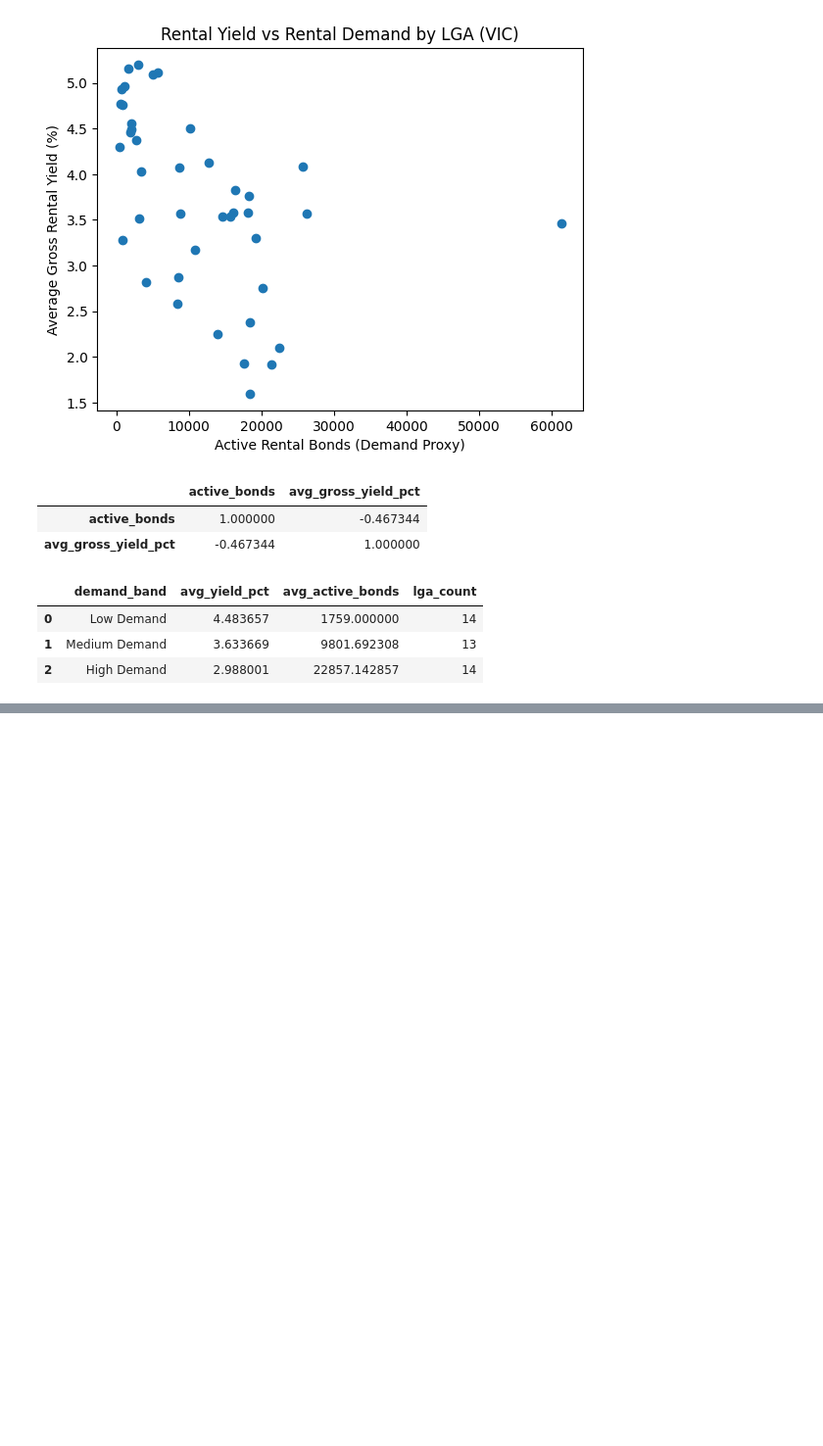
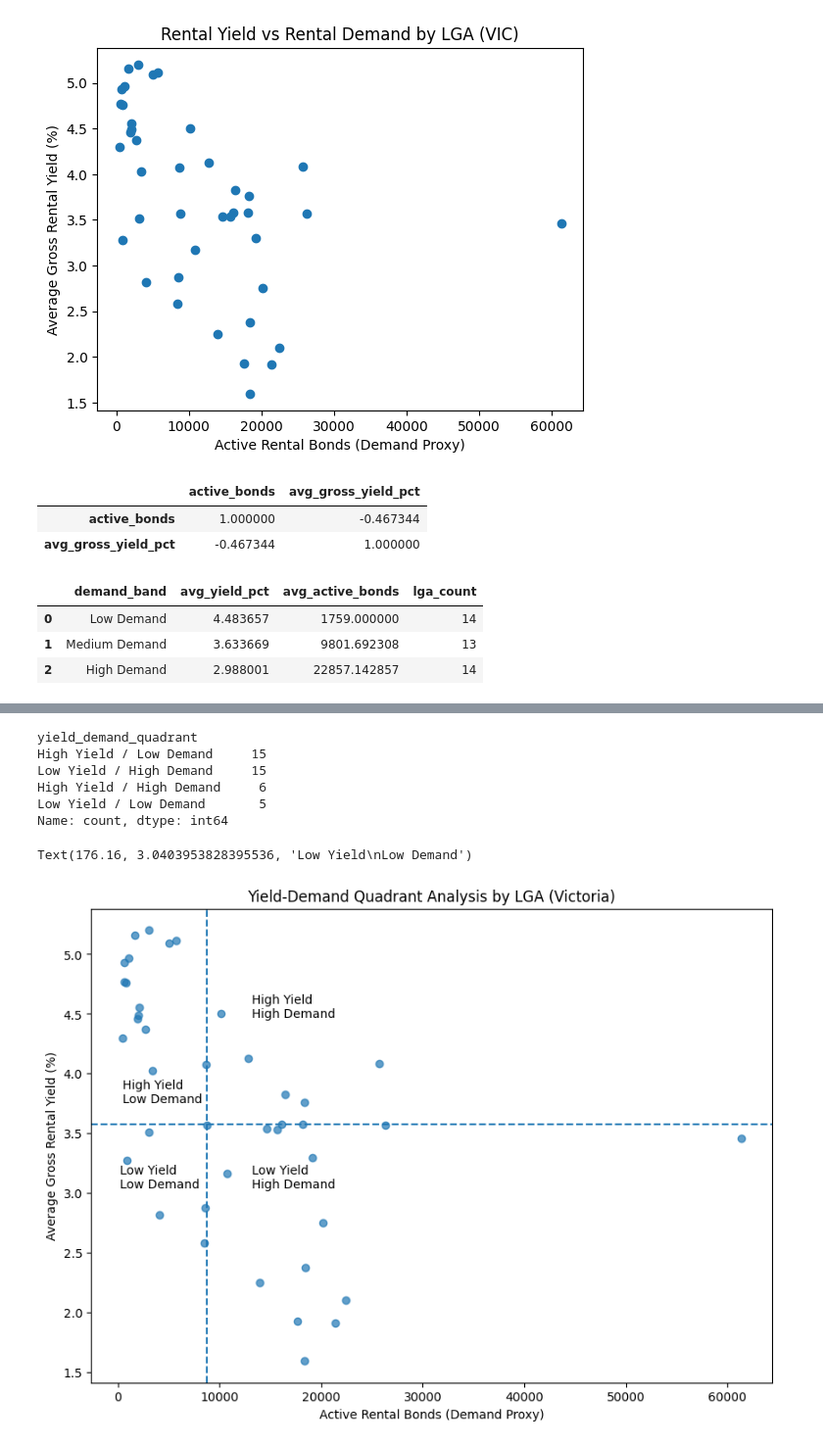
Before and after one commit to trabibi/melbourne-property-intelligence, a Jupyter notebook: notebooks/05_vacancy_and_demand_analysis.ipynb, the cells around one changed output, grey strips where cells are left out. Shown at 98% size. Cells and saved outputs as stored; diff of their text form; code cells hidden in the pictures; blank space fills up the shorter version.

```diff
--- a/notebooks/05_vacancy_and_demand_analysis.ipynb
+++ b/notebooks/05_vacancy_and_demand_analysis.ipynb
@@ -431,0 +449,4 @@ demand_yield.head()
+# %%
+#coverage flag
+demand_yield["coverage_flag"] = demand_yield["suburb_count"].apply(lambda x: "Low Coverage (1 suburb)" if x == 1 else "Higher Coverage (2+ suburbs)")
+demand_yield.head()
@@ -472,0 +516,5 @@ band_summary.to_csv("../data/processed/yield_demand_band_summary.csv", index=Fal
+# %%
+yield_median = demand_yield["avg_gross_yield_pct"].median()
+demand_median = demand_yield["active_bonds"].median()
+
+yield_median, demand_median
@@ -472,0 +523,16 @@ band_summary.to_csv("../data/processed/yield_demand_band_summary.csv", index=Fal
+# %%
+#creating quadrant labels
+
+def assign_quadrant(row):
+    if row["avg_gross_yield_pct"] >= yield_median and row["active_bonds"]>= demand_median:
+        return "High Yield / High Demand"
+    elif row["avg_gross_yield_pct"] >= yield_median and row["active_bonds"] < demand_median:
+        return "High Yield / Low Demand"
+    elif row["avg_gross_yield_pct"] < yield_median and row["active_bonds"] >= demand_median:
+        return "Low Yield / High Demand"
+    else:
+        return "Low Yield / Low Demand"
+
+demand_yield["yield_demand_quadrant"] = demand_yield.apply(assign_quadrant, axis=1)
+
+demand_yield[["lga","avg_gross_yield_pct","active_bonds","yield_demand_quadrant"]].head(15)
@@ -472,0 +556,32 @@ band_summary.to_csv("../data/processed/yield_demand_band_summary.csv", index=Fal
+# %%
+#checking if there is reasonable spread across the quadrants
+demand_yield["yield_demand_quadrant"].value_counts()
+# %% [output]
+yield_demand_quadrant
+High Yield / Low Demand     15
+Low Yield / High Demand     15
+High Yield / High Demand     6
+Low Yield / Low Demand       5
+Name: count, dtype: int64
+# %%
+#visualising the quadrants
+plt.figure(figsize=(10,7))
+
+plt.scatter(demand_yield["active_bonds"], demand_yield["avg_gross_yield_pct"], alpha=0.7)
+
+plt.xlabel("Active Rental Bonds (Demand Proxy)")
+plt.ylabel("Average Gross Rental Yield (%)")
+plt.title("Yield-Demand Quadrant Analysis by LGA (Victoria)")
+
+#addding quadrant lines
+plt.axhline(y=yield_median, linestyle="--")
+plt.axvline(x=demand_median, linestyle="--")
+
+#labels for quadrants
+plt.text(demand_median*1.50, yield_median*1.25, "High Yield\nHigh Demand",fontsize=10)
+plt.text(demand_median*1.50, yield_median*0.85, "Low Yield\nHigh Demand",fontsize=10)
+plt.text(demand_median*0.05, yield_median*1.05, "High Yield\nLow Demand",fontsize=10)
+plt.text(demand_median*0.02, yield_median*0.85, "Low Yield\nLow Demand",fontsize=10)
+# %% [output]
+Text(176.16, 3.0403953828395536, 'Low Yield\nLow Demand')
+[figure, added]
```
Also changed, not shown: parts of 14 cells of this notebook.
